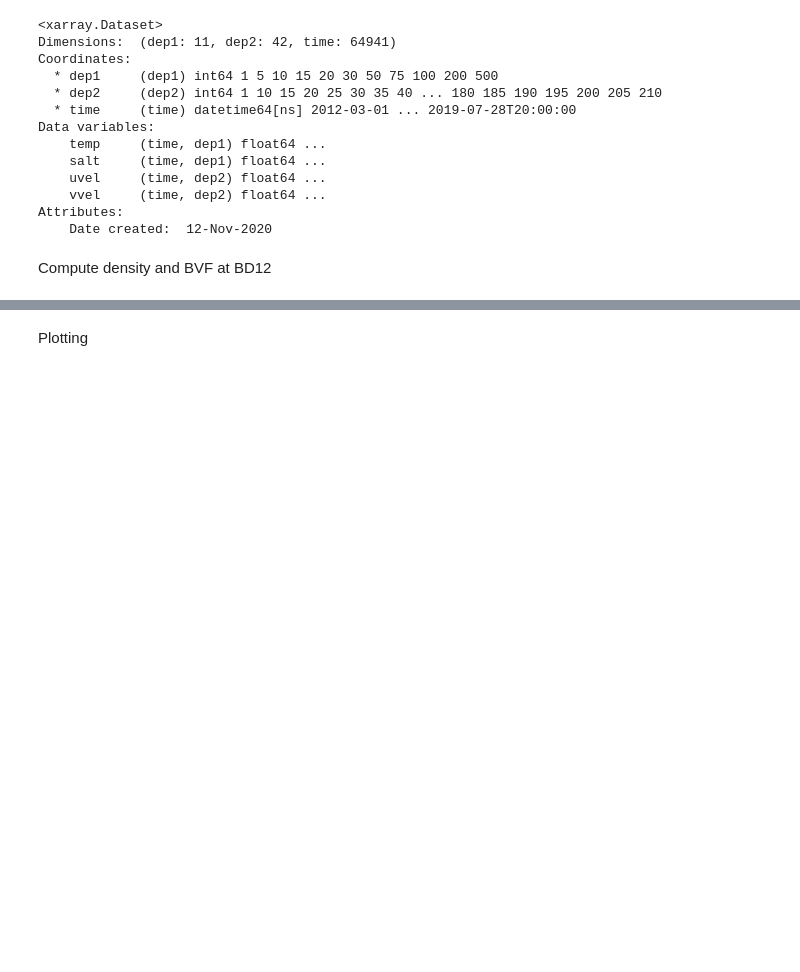
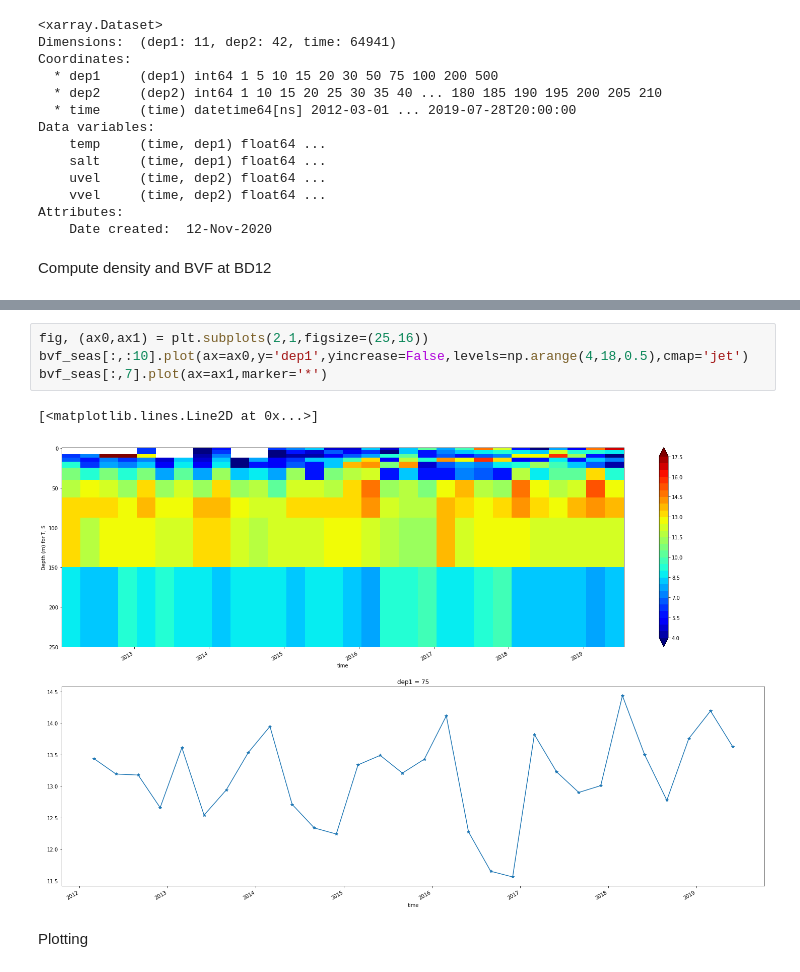
Before and after one commit to Yadidya5/interannual-variability-IT-Andaman-Sea, a Jupyter notebook: ORAS_Data_Analysis.ipynb, the cells around one changed output, grey strips where cells are left out. Drawn from its saved outputs; the diff is of its cells as text; blank space fills up the shorter version.

```diff
--- a/ORAS_Data_Analysis.ipynb
+++ b/ORAS_Data_Analysis.ipynb
@@ -154,3 +151,10 @@ Attributes:
+# %%
+fig, (ax0,ax1) = plt.subplots(2,1,figsize=(25,16))
+bvf_seas[:,:10].plot(ax=ax0,y='dep1',yincrease=False,levels=np.arange(4,18,0.5),cmap='jet')
+bvf_seas[:,7].plot(ax=ax1,marker='*')
+# %% [output]
+[<matplotlib.lines.Line2D at 0x...>]
+[figure, added]
 # %% [markdown]
 Plotting
 # %%
```
Also changed, not shown: parts of 5 cells of this notebook.
